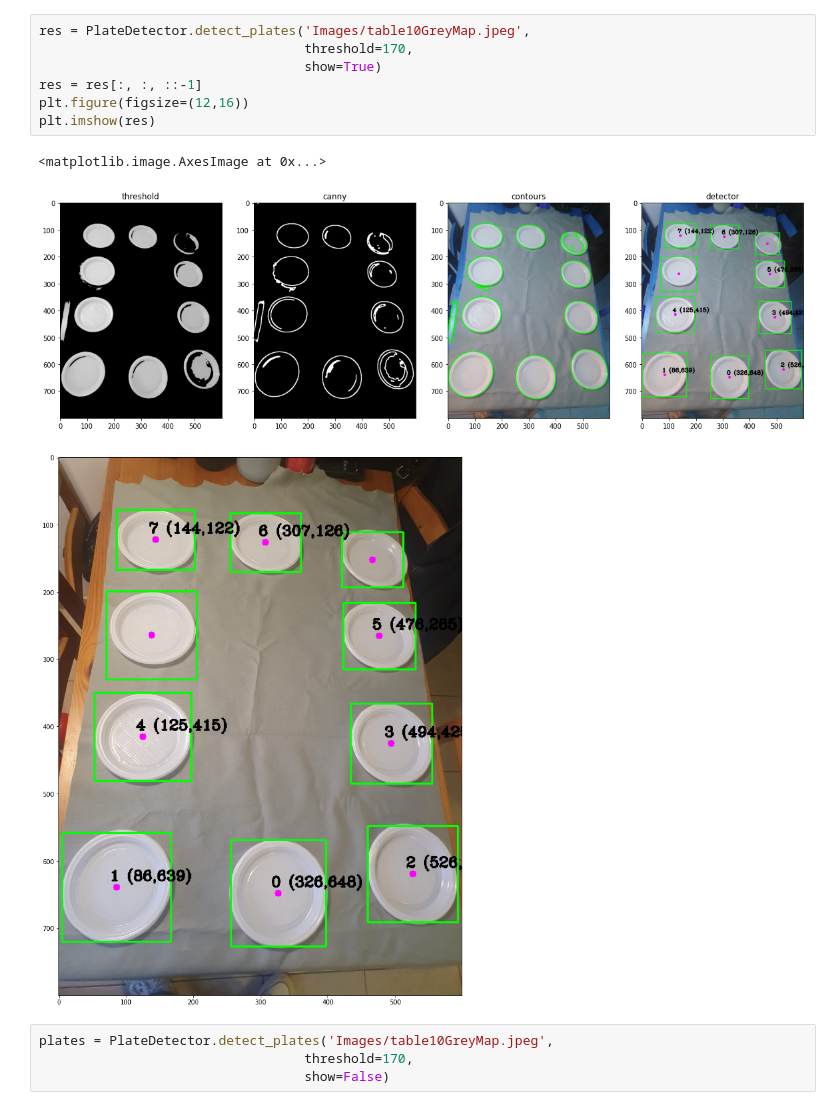
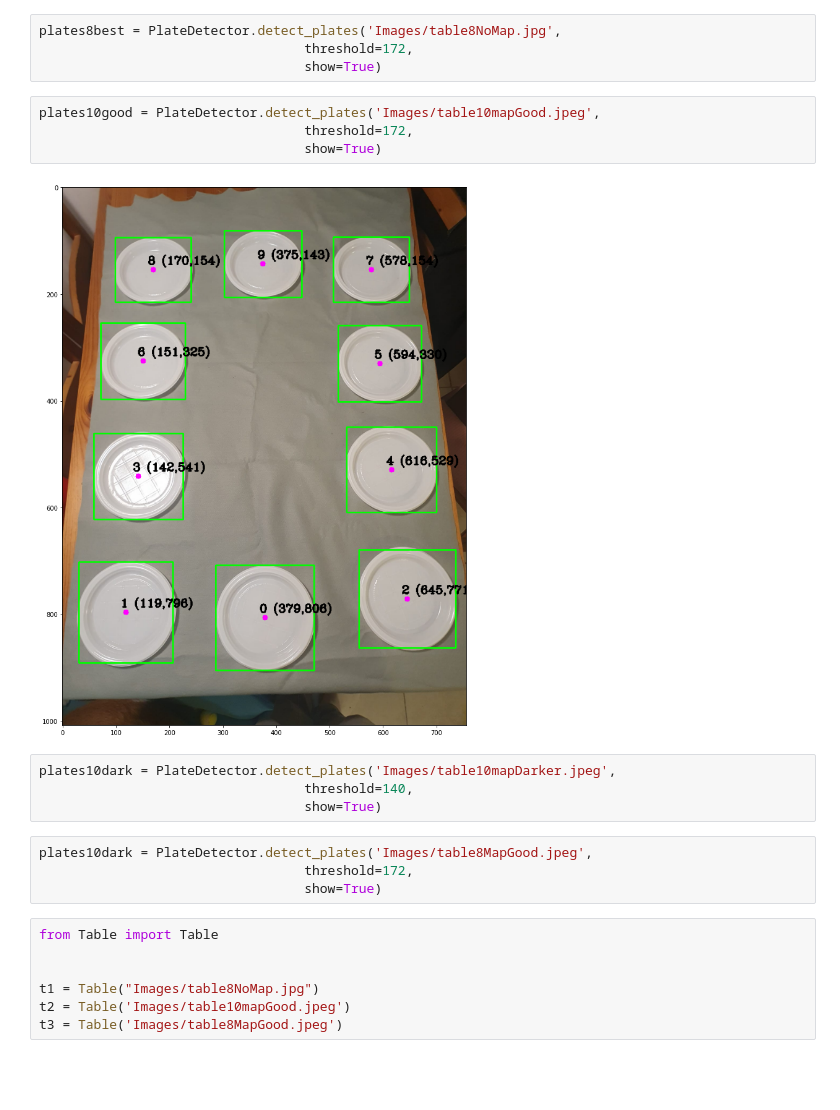
Before and after one commit to uriziv17/TableOrganizer, a Jupyter notebook: improvements_to_detector.ipynb, the cells around one changed output. Drawn from its saved outputs; the diff is of its cells as text; blank space fills up the shorter version.

```diff
--- a/improvements_to_detector.ipynb
+++ b/improvements_to_detector.ipynb
@@ -53,15 +40,25 @@ for res in results:
+# %%
+plates8best = PlateDetector.detect_plates('Images/table8NoMap.jpg',
+                                  threshold=172,
+                                  show=True)
 # %%
-res = PlateDetector.detect_plates('Images/table10GreyMap.jpeg',
-                                  threshold=170,
+plates10good = PlateDetector.detect_plates('Images/table10mapGood.jpeg',
+                                  threshold=172,
                                   show=True)
-res = res[:, :, ::-1]
-plt.figure(figsize=(12,16))
-plt.imshow(res)
 # %% [output]
-<matplotlib.image.AxesImage at 0x...>
-[figure, old version]
+[figure, new version]
-[figure, removed]
 # %%
-plates = PlateDetector.detect_plates('Images/table10GreyMap.jpeg',
-                                  threshold=170,
-                                  show=False)
+plates10dark = PlateDetector.detect_plates('Images/table10mapDarker.jpeg',
+                                  threshold=140,
+                                  show=True)
+# %%
+plates10dark = PlateDetector.detect_plates('Images/table8MapGood.jpeg',
+                                  threshold=172,
+                                  show=True)
+# %%
+from Table import Table
+
+
+t1 = Table("Images/table8NoMap.jpg")
+t2 = Table('Images/table10mapGood.jpeg')
+t3 = Table('Images/table8MapGood.jpeg')
```
Also changed, not shown: parts of 6 cells of this notebook, 17 other files.
